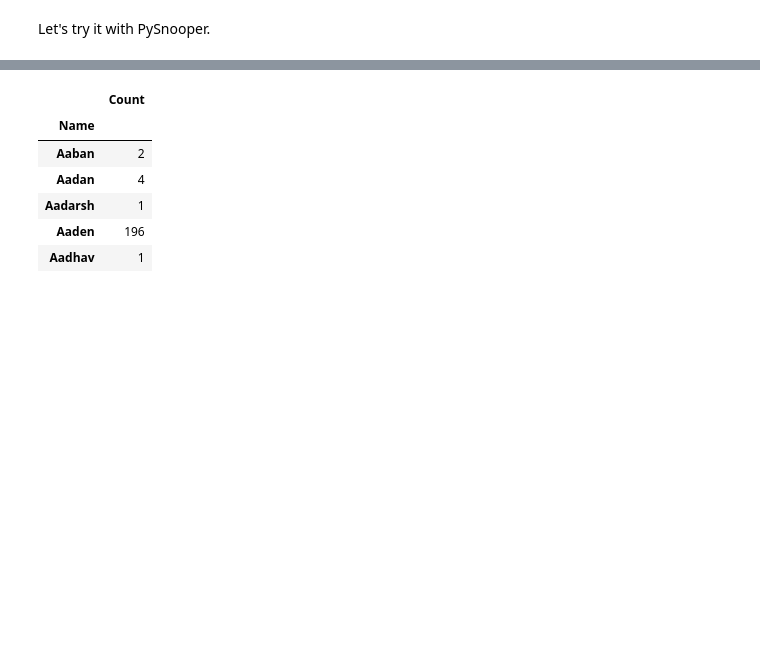
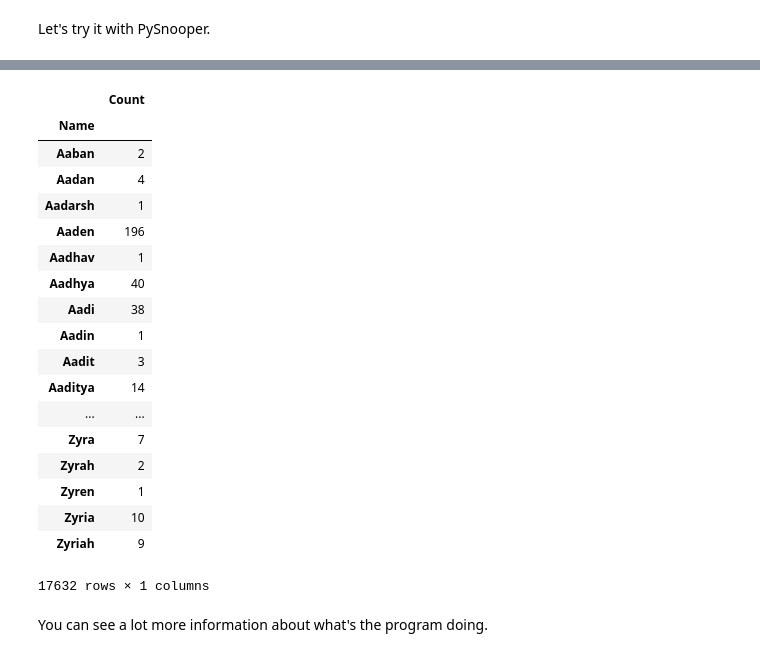
Before and after one commit to FavioVazquez/matrix_languages_tools, a Jupyter notebook: Test_PySnooper.ipynb, the cells around one changed output, grey strips where cells are left out. Saved outputs shown, nothing was run; the diff lists cells and outputs as text; code cells hidden in the pictures; blank space fills up the shorter version.

Commit message:
Add PySnooper Notebook

```diff
--- a/Test_PySnooper.ipynb
+++ b/Test_PySnooper.ipynb
@@ -106,7 +106,7 @@ def count_distinct_values_snooper(df, colname):
     df_t.sort_index(inplace=True)
     return df_t
 # %%
-count_distinct_values_snooper(baby_names, "Name").head()
+count_distinct_values_snooper(baby_names, "Name")
 # %% [output]
 Starting var:.. colname = 'Name'
 Starting var:.. df =          Unnamed: 0       Id       Name  Year Ge...4      M    WY      5[1016395 rows x 7 columns]
@@ -127,8 +127,22 @@ Modified var:.. df_t =             CountName             Aaban       ...   10Zyr
 Return value:..             CountName             Aaban       ...   10Zyriah          9[17632 rows x 1 columns]
 |  | Count |
 | Name |  |
 | Aaban | 2 |
 | Aadan | 4 |
 | Aadarsh | 1 |
 | Aaden | 196 |
 | Aadhav | 1 |
+| Aadhya | 40 |
+| Aadi | 38 |
+| Aadin | 1 |
+| Aadit | 3 |
+| Aaditya | 14 |
+| ... | ... |
+| Zyra | 7 |
+| Zyrah | 2 |
+| Zyren | 1 |
+| Zyria | 10 |
+| Zyriah | 9 |
+17632 rows × 1 columns
+# %% [markdown]
+You can see a lot more information about what's the program doing.
```
Also changed, not shown: parts of 2 cells of this notebook.
